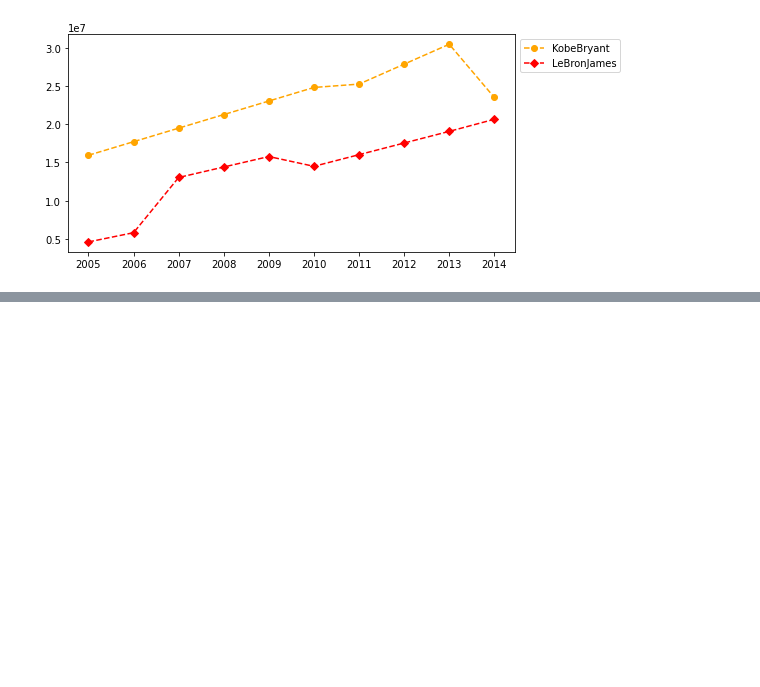
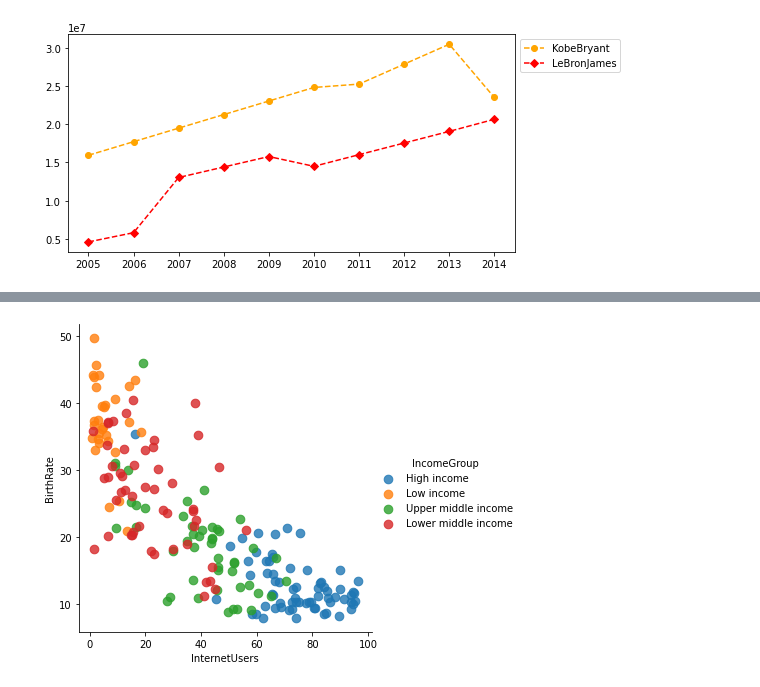
Before and after one commit to sancara/python-a-z, a Jupyter notebook: Exercises.ipynb, the cells around one changed output, grey strips where cells are left out. Drawn from its saved outputs; the diff is of its cells as text; code cells hidden in the pictures; blank space fills up the shorter version.

```diff
--- a/Exercises.ipynb
+++ b/Exercises.ipynb
@@ -441,0 +448,4 @@ Index(['CountryName', 'CountryCode', 'BirthRate', 'InternetUsers',
+# %%
+vis3 = sns.lmplot(data=df, x="InternetUsers", y="BirthRate", hue="IncomeGroup", fit_reg=False, scatter_kws={"s":75})
+# %% [output]
+[figure, added]
```
Also changed, not shown: parts of 34 cells of this notebook.
